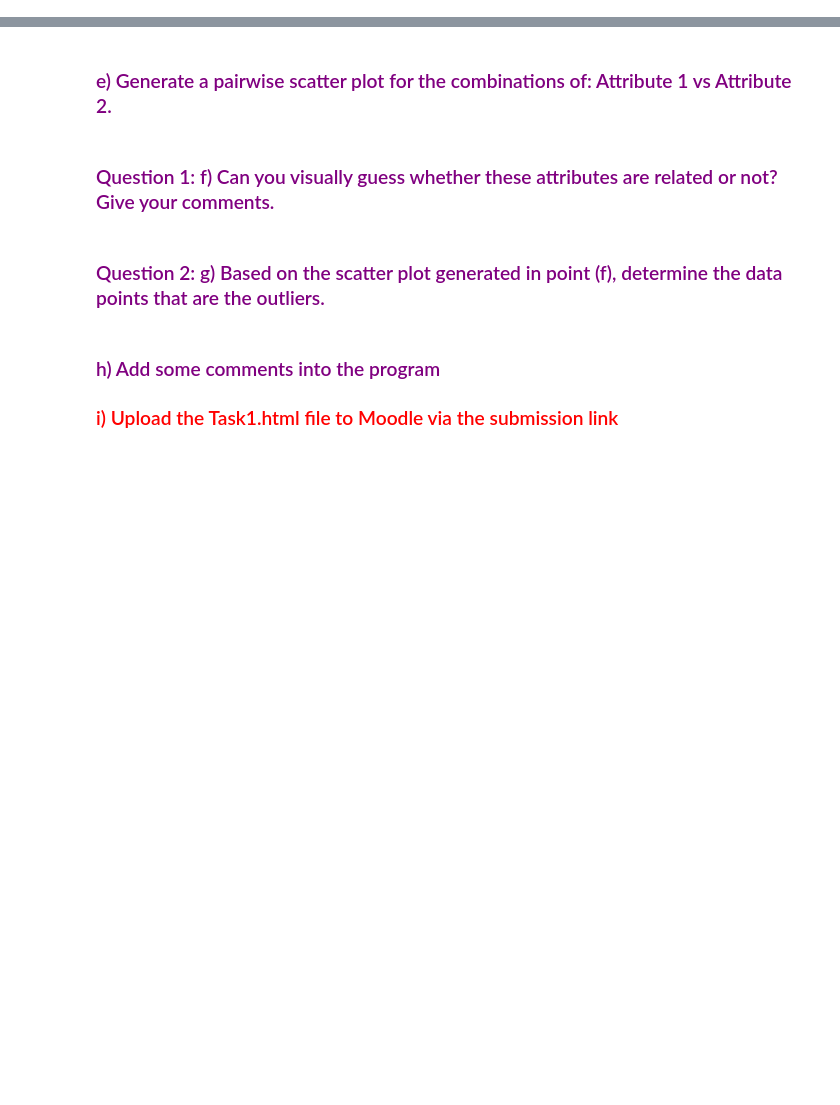
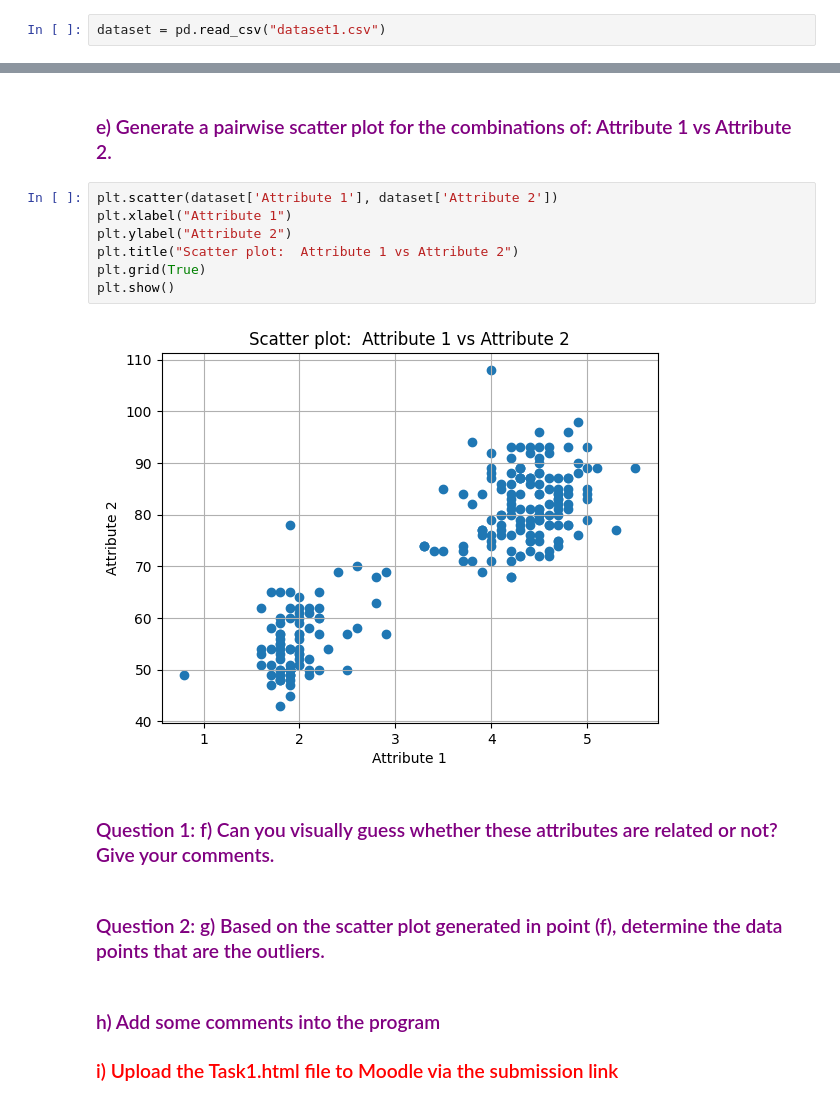
Before and after one commit to uzair011/CN5022-AI, a Jupyter notebook: Task1.ipynb, the cells around one changed output, grey strips where cells are left out. Saved outputs shown, nothing was run; the diff lists cells and outputs as text; blank space fills up the shorter version.

```diff
--- a/Task1.ipynb
+++ b/Task1.ipynb
@@ -24,6 +24,8 @@ import matplotlib.pyplot as plt
 ### <span style="color:purple"> b)	Now, import dataset1.csv file using the Pandas method, make sure that the dataset is in the same folder as your Task1.ipynb.<span>
 
 #### Hints: Read in datatset1.csv file using the pandas read_csv function
+# %%
+dataset = pd.read_csv("dataset1.csv")
 # %% [markdown]
 ### <span style="color:purple">  c)	Display the data on the screen. <span>
 
@@ -36,5 +77,14 @@ import matplotlib.pyplot as plt
 # %% [markdown]
 ### <span style="color:purple"> e)	Generate a pairwise scatter plot for the combinations of: Attribute 1 vs Attribute 2. <span>
+# %%
+plt.scatter(dataset['Attribute 1'], dataset['Attribute 2'])
+plt.xlabel("Attribute 1")
+plt.ylabel("Attribute 2")
+plt.title("Scatter plot:  Attribute 1 vs Attribute 2")
+plt.grid(True)
+plt.show()
+# %% [output]
+[figure, added]
 # %% [markdown]
 ### <span style="color:purple">  Question 1: f)	Can you visually guess whether these attributes are related or not? Give your comments. <span>
 # %% [markdown]
```
Also changed, not shown: parts of 3 cells of this notebook.
